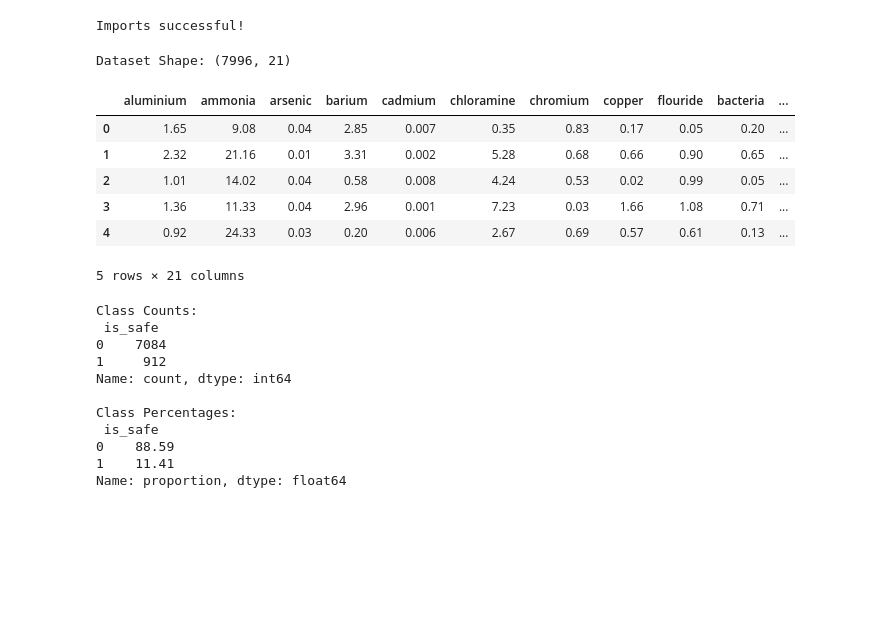
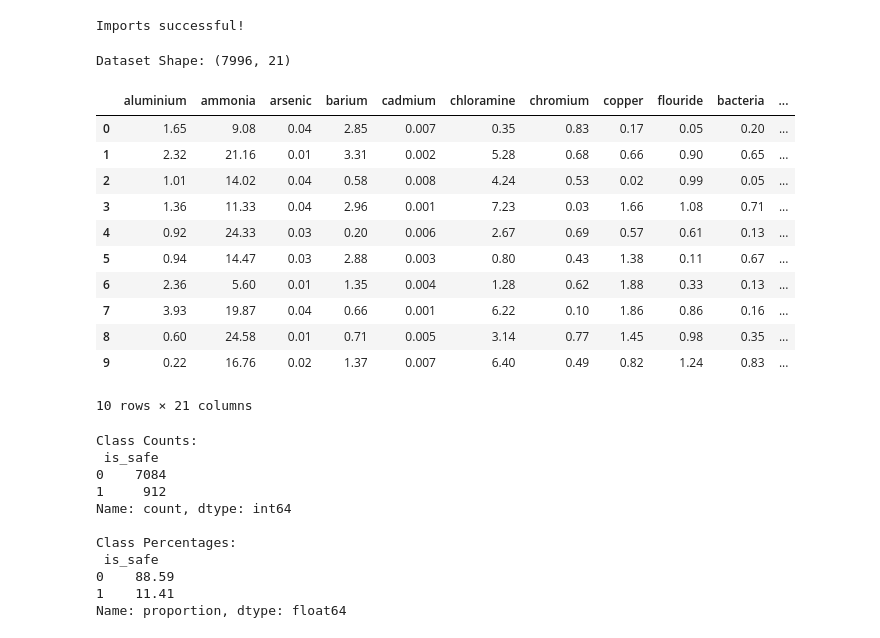
Before and after one commit to manishrpurohit/Hydoshield, a Jupyter notebook: water_quality_chemical_safety_project.ipynb, the cells around one changed output. Cells and saved outputs as stored; diff of their text form; code cells hidden in the pictures; blank space fills up the shorter version.

```diff
--- a/water_quality_chemical_safety_project.ipynb
+++ b/water_quality_chemical_safety_project.ipynb
@@ -59,18 +59,23 @@ Imports successful!
 # %%
 # Load Water_Quality_ChemicalSafety sheet
 excel_file = 'water_safety_classification_datasets.xlsx'
 df = pd.read_excel(excel_file, sheet_name='Water_Quality_ChemicalSafety')
 print(f'Dataset Shape: {df.shape}')
-df.head()
+df.head(10)
 # %% [output]
 Dataset Shape: (7996, 21)
 |  | aluminium | ammonia | arsenic | barium | cadmium | chloramine | chromium | copper | flouride | bacteria | ... |
 | 0 | 1.65 | 9.08 | 0.04 | 2.85 | 0.007 | 0.35 | 0.83 | 0.17 | 0.05 | 0.20 | ... |
 | 1 | 2.32 | 21.16 | 0.01 | 3.31 | 0.002 | 5.28 | 0.68 | 0.66 | 0.90 | 0.65 | ... |
 | 2 | 1.01 | 14.02 | 0.04 | 0.58 | 0.008 | 4.24 | 0.53 | 0.02 | 0.99 | 0.05 | ... |
 | 3 | 1.36 | 11.33 | 0.04 | 2.96 | 0.001 | 7.23 | 0.03 | 1.66 | 1.08 | 0.71 | ... |
 | 4 | 0.92 | 24.33 | 0.03 | 0.20 | 0.006 | 2.67 | 0.69 | 0.57 | 0.61 | 0.13 | ... |
+| 5 | 0.94 | 14.47 | 0.03 | 2.88 | 0.003 | 0.80 | 0.43 | 1.38 | 0.11 | 0.67 | ... |
+| 6 | 2.36 | 5.60 | 0.01 | 1.35 | 0.004 | 1.28 | 0.62 | 1.88 | 0.33 | 0.13 | ... |
+| 7 | 3.93 | 19.87 | 0.04 | 0.66 | 0.001 | 6.22 | 0.10 | 1.86 | 0.86 | 0.16 | ... |
+| 8 | 0.60 | 24.58 | 0.01 | 0.71 | 0.005 | 3.14 | 0.77 | 1.45 | 0.98 | 0.35 | ... |
+| 9 | 0.22 | 16.76 | 0.02 | 1.37 | 0.007 | 6.40 | 0.49 | 0.82 | 1.24 | 0.83 | ... |
-5 rows × 21 columns
+10 rows × 21 columns
 # %%
 # Class distribution check
 class_counts = df['is_safe'].value_counts()
```
